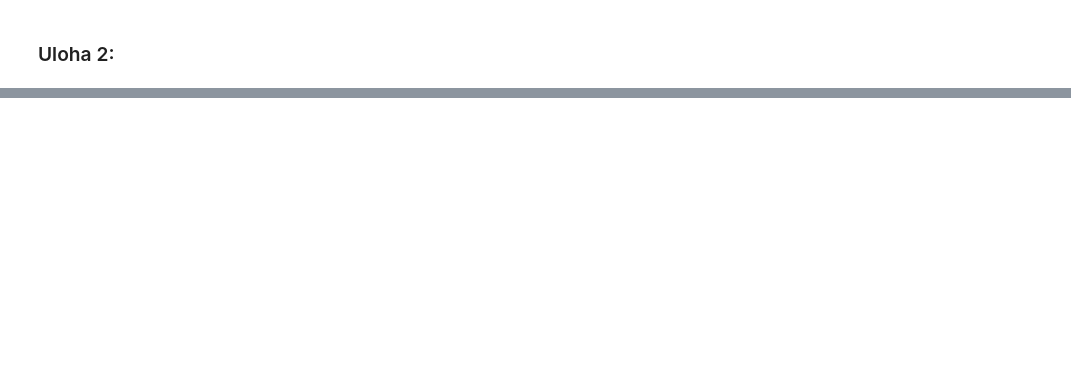
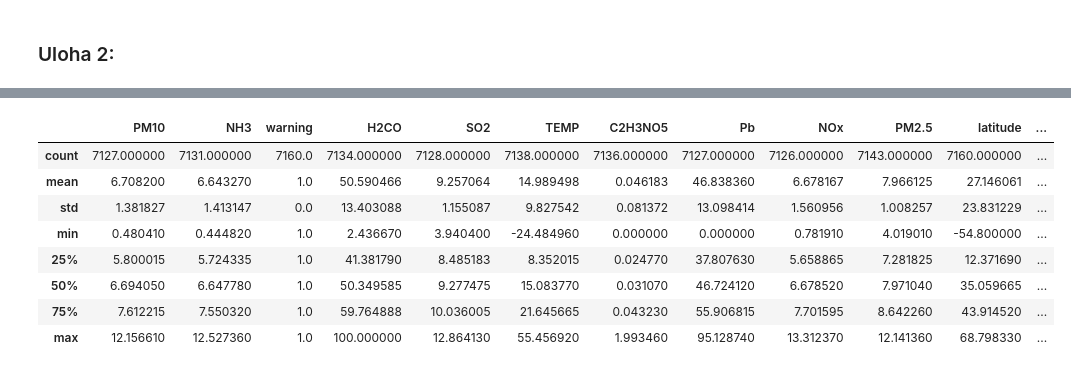
Before and after one commit to ImrichDiscantiny/Python, a Jupyter notebook: Untitled.ipynb, the cells around one changed output, grey strips where cells are left out. Saved outputs shown, nothing was run; the diff lists cells and outputs as text; code cells hidden in the pictures; blank space fills up the shorter version.

```diff
--- a/Untitled.ipynb
+++ b/Untitled.ipynb
@@ -84,2 +116,12 @@ merged_cf[merged_cf.warning == 0].describe()
 # %%
-sns.pairplot(measurements[0], hue="PM2.5")
+measurements[measurements.warning == 1].describe()
+# %% [output]
+|  | PM10 | NH3 | warning | H2CO | SO2 | TEMP | C2H3NO5 | Pb | NOx | PM2.5 | latitude | ... |
+| count | 7127.000000 | 7131.000000 | 7160.0 | 7134.000000 | 7128.000000 | 7138.000000 | 7136.000000 | 7127.000000 | 7126.000000 | 7143.000000 | 7160.000000 | ... |
+| mean | 6.708200 | 6.643270 | 1.0 | 50.590466 | 9.257064 | 14.989498 | 0.046183 | 46.838360 | 6.678167 | 7.966125 | 27.146061 | ... |
+| std | 1.381827 | 1.413147 | 0.0 | 13.403088 | 1.155087 | 9.827542 | 0.081372 | 13.098414 | 1.560956 | 1.008257 | 23.831229 | ... |
+| min | 0.480410 | 0.444820 | 1.0 | 2.436670 | 3.940400 | -24.484960 | 0.000000 | 0.000000 | 0.781910 | 4.019010 | -54.800000 | ... |
+| 25% | 5.800015 | 5.724335 | 1.0 | 41.381790 | 8.485183 | 8.352015 | 0.024770 | 37.807630 | 5.658865 | 7.281825 | 12.371690 | ... |
+| 50% | 6.694050 | 6.647780 | 1.0 | 50.349585 | 9.277475 | 15.083770 | 0.031070 | 46.724120 | 6.678520 | 7.971040 | 35.059665 | ... |
+| 75% | 7.612215 | 7.550320 | 1.0 | 59.764888 | 10.036005 | 21.645665 | 0.043230 | 55.906815 | 7.701595 | 8.642260 | 43.914520 | ... |
+| max | 12.156610 | 12.527360 | 1.0 | 100.000000 | 12.864130 | 55.456920 | 1.993460 | 95.128740 | 13.312370 | 12.141360 | 68.798330 | ... |
```
Also changed, not shown: parts of 5 cells of this notebook.
